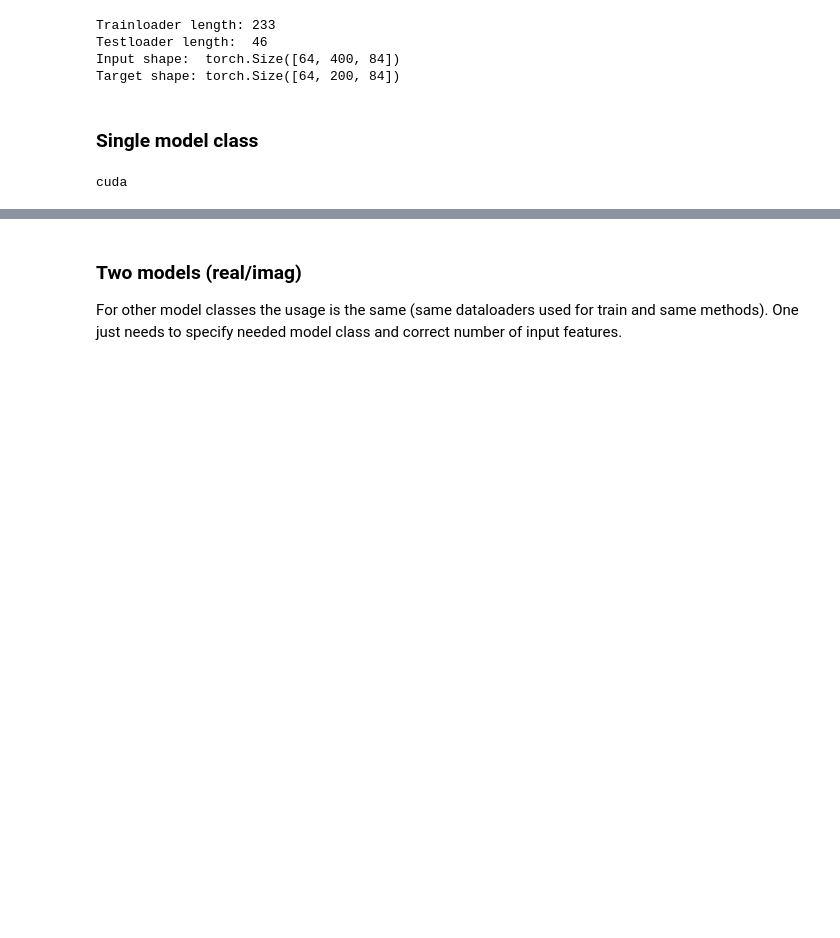
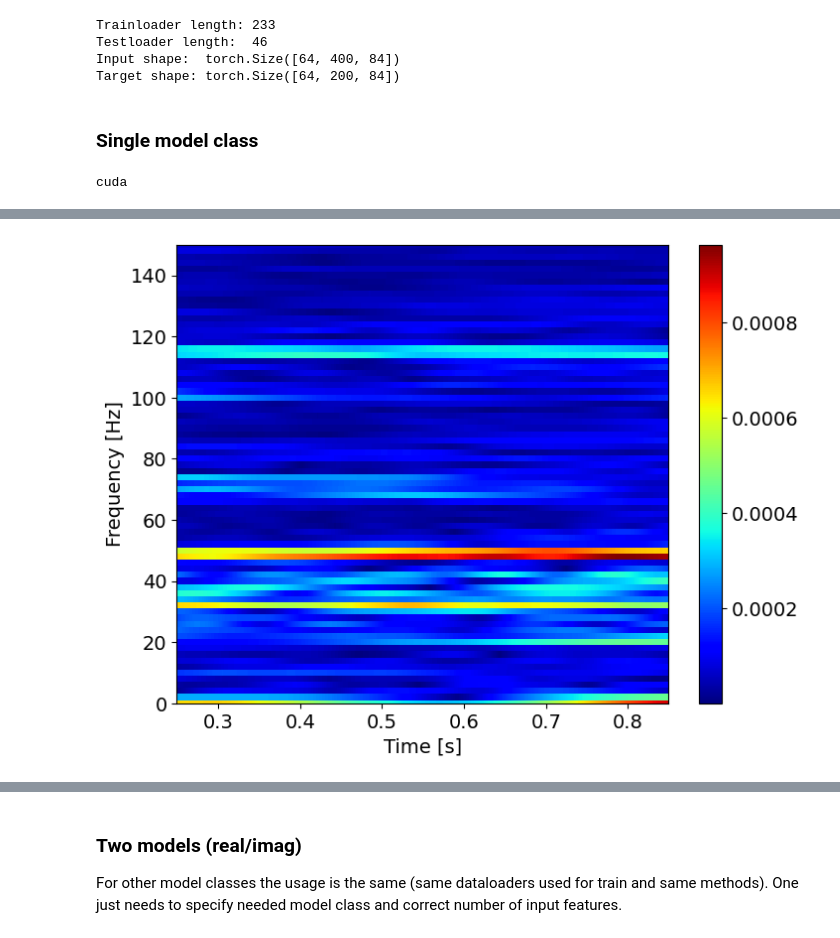
Before and after one commit to maxbalrog/laser-jitter, a Jupyter notebook: usage.ipynb, the cells around one changed output, grey strips where cells are left out. Cells and saved outputs as stored; diff of their text form; code cells hidden in the pictures; blank space fills up the shorter version.

```diff
--- a/usage.ipynb
+++ b/usage.ipynb
@@ -616,0 +656,31 @@ plt.show()
+# %%
+# check the prediction in stft domain
+t0 = 1000
+start_past, end_past = t0, t0+training_window
+start_future, end_future = t0+training_window, t0+training_window+prediction_window
+window = stft_params['noverlap']
+series = series_class.test[start_past-window:end_future]
+series_in = series_class.test[start_past-window:end_past]
+
+freq, t, series_stft = series_class.calculate_stft(series)
+stft_in = series_class.transform_series(series)
+n_bands = stft_in.shape[1] // 2
+
+x = torch.Tensor(stft_in[:training_window])[None,:].to(device)
+prediction = model_high_level.predict(x).cpu().numpy().squeeze()
+
+real, imag = stft_in[:,:n_bands], stft_in[:,n_bands:]
+amplitudes = np.abs(real + 1j*imag)
+
+real_pred, imag_pred = prediction[:,:n_bands], prediction[:,n_bands:]
+amplitudes_pred = np.abs(real_pred + 1j*imag_pred)
+# %%
+plt.figure(figsize=(8,6))
+plt.pcolormesh(t, freq, np.abs(series_stft), cmap='jet')
+plt.xlabel('Time [s]')
+plt.ylabel('Frequency [Hz]')
+plt.colorbar()
+plt.ylim([0,150])
+plt.show()
+# %% [output]
+[figure, added]
```
Also changed, not shown: parts of 26 cells of this notebook, 1 other file.
